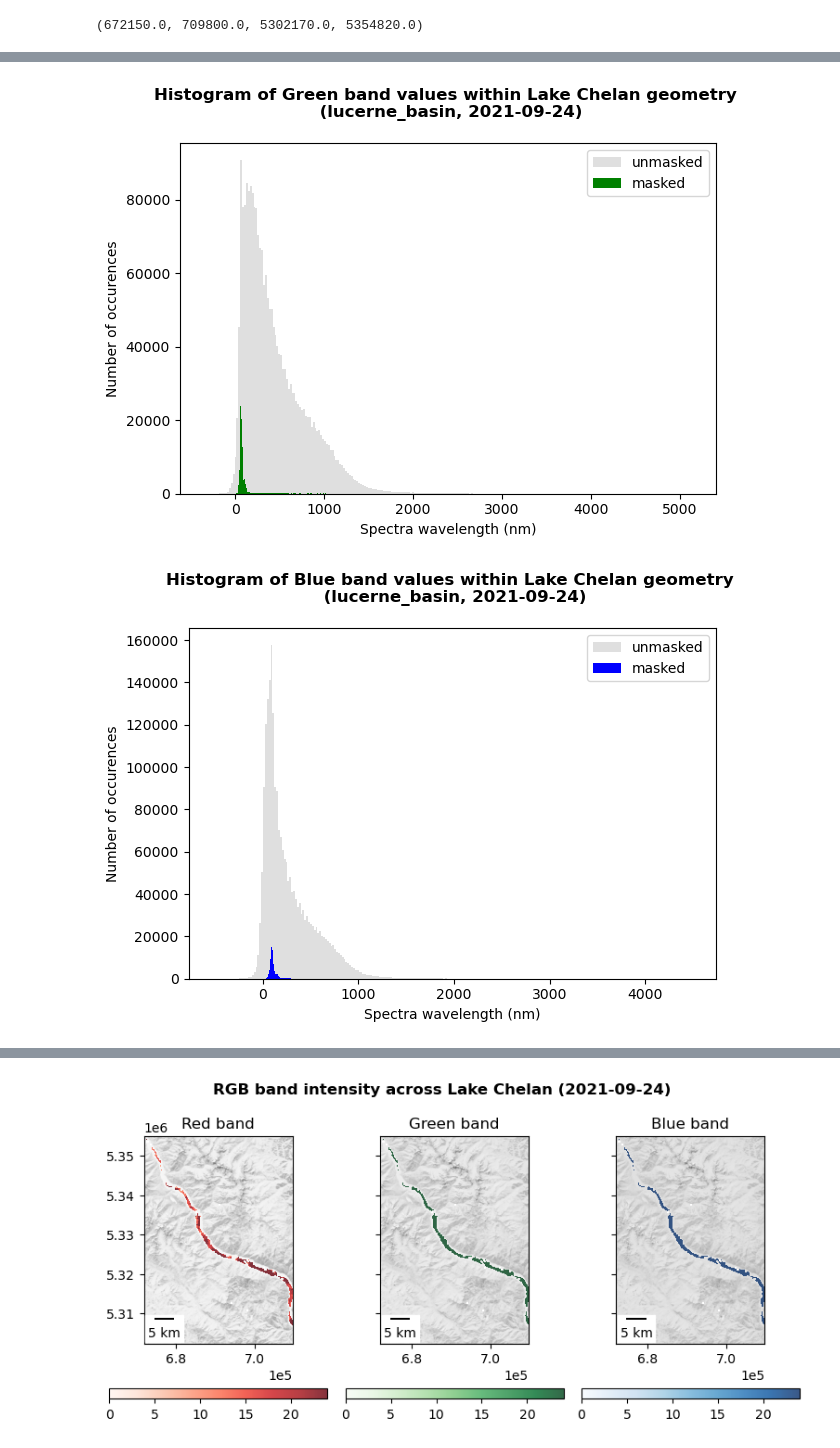
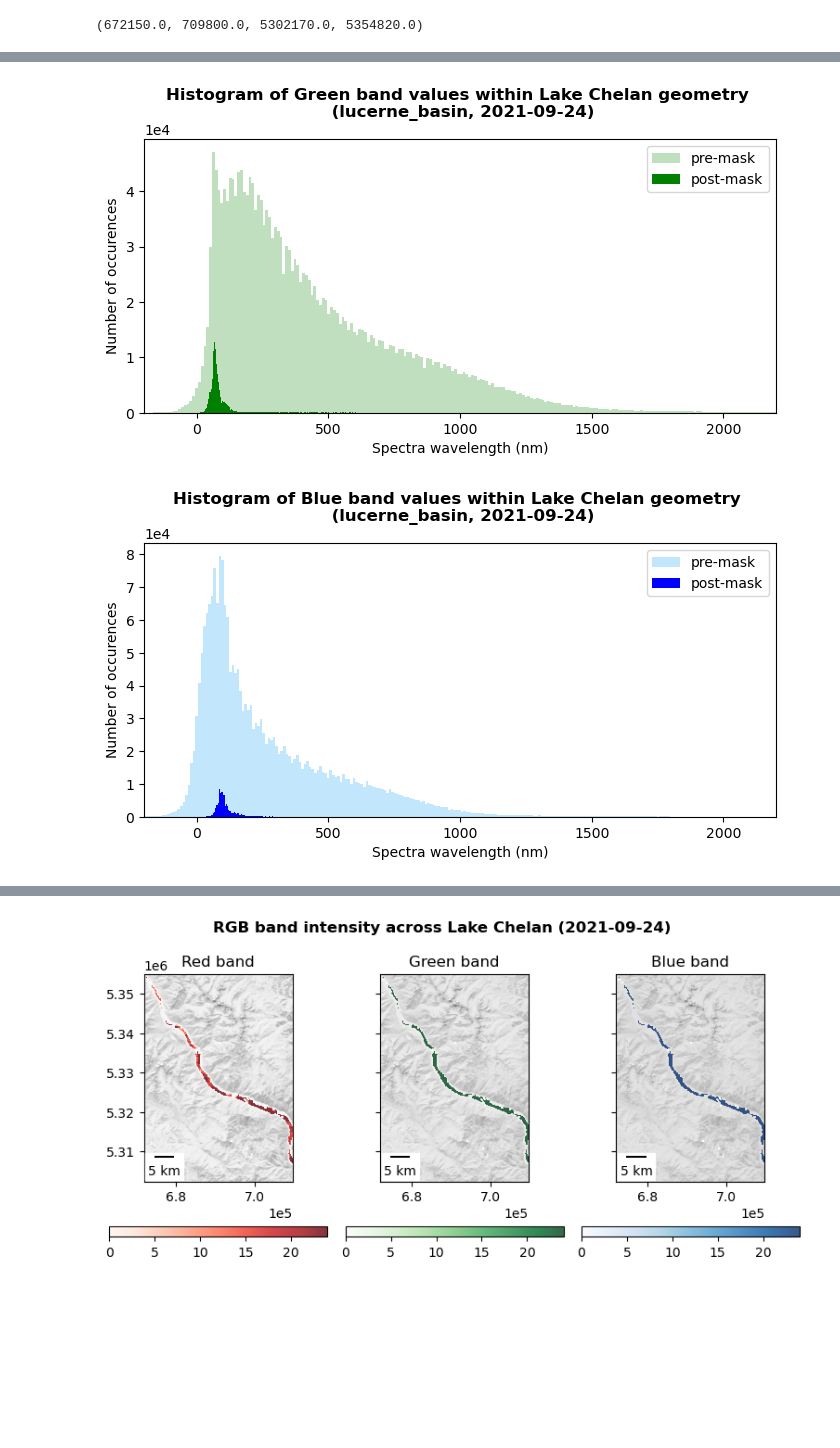
Before and after one commit to UW-GDA/Project_Chelanigans, a Jupyter notebook: chelan_2_rgb-analysis.ipynb, the cells around one changed output, grey strips where cells are left out. Cells and saved outputs as stored; diff of their text form; code cells hidden in the pictures; blank space fills up the shorter version.

```diff
--- a/chelan_2_rgb-analysis.ipynb
+++ b/chelan_2_rgb-analysis.ipynb
@@ -384,33 +386,37 @@ plt.savefig(strFile);
 # %%
-fig, ax = plt.subplots()
+fig, ax = plt.subplots(figsize=(7,4))
 
-ax.hist(g.compressed().ravel(), bins=256, color='silver', alpha=.5, log=False, label='unmasked')
-ax.hist(g_masked.compressed().ravel(), bins=256, color='green', log=False, label='masked')
+ax.hist(g.compressed().ravel(), bins=512, color='green', alpha=.25, log=False, label='pre-mask')
+ax.hist(g_masked.compressed().ravel(), bins=512, color='green', log=False, label='post-mask')
 
+ax.ticklabel_format(axis='y', scilimits=(1,3))
 ax.legend()
-ax.set_ylabel('Number of occurences')
-ax.set_xlabel('Spectra wavelength (nm)')
-ax.set_title('Histogram of Green band values within Lake Chelan geometry \n (%s, %s)' %(window_id, date), fontweight='bold', y=1.05)
+ax.set_xlim(-200, 2200)
+ax.set_ylabel('Number of occurences', fontsize=10)
+ax.set_xlabel('Spectra wavelength (nm)', fontsize=10)
+ax.set_title('Histogram of Green band values within Lake Chelan geometry \n (%s, %s)' %(window_id, date), fontsize=12, fontweight='bold', y=1.05)
 plt.tight_layout()
 
 #save image output
 strFile = ('/home/jovyan/project/chelanigans/output/%s/%s/green-signal_%s.png' %(notebook, window_id, date))
 if os.path.isfile(strFile):
 #os.remove(strFile)
     os.system("rm "+strFile)
 plt.savefig(strFile);
 # %% [output]
-[figure, old version]
+[figure, new version]
 # %%
-fig, ax = plt.subplots()
+fig, ax = plt.subplots(figsize=(7,4))
 
-ax.hist(b.compressed().ravel(), bins=256, color='silver', alpha=.5, log=False, label='unmasked')
-ax.hist(b_masked.compressed().ravel(), bins=256, color='blue', log=False, label='masked')
+ax.hist(b.compressed().ravel(), bins=512, color='lightskyblue', alpha=.5, log=False, label='pre-mask')
+ax.hist(b_masked.compressed().ravel(), bins=512, color='blue', log=False, label='post-mask')
 
+ax.ticklabel_format(axis='y', scilimits=(1,3))
 ax.legend()
-ax.set_ylabel('Number of occurences')
-ax.set_xlabel('Spectra wavelength (nm)')
-ax.set_title('Histogram of Blue band values within Lake Chelan geometry \n (%s, %s)' %(window_id, date), fontweight='bold', y=1.05)
+ax.set_xlim(-200, 2200)
+ax.set_ylabel('Number of occurences', fontsize=10)
+ax.set_xlabel('Spectra wavelength (nm)', fontsize=10)
+ax.set_title('Histogram of Blue band values within Lake Chelan geometry \n (%s, %s)' %(window_id, date), fontsize=12, fontweight='bold', y=1.05)
 plt.tight_layout()
 
 #save image output
@@ -420,5 +426,5 @@ if os.path.isfile(strFile):
     os.system("rm "+strFile)
 plt.savefig(strFile);
 # %% [output]
-[figure, old version]
+[figure, new version]
 # %%
```
Also changed, not shown: parts of 7 cells of this notebook, 2 other files.
